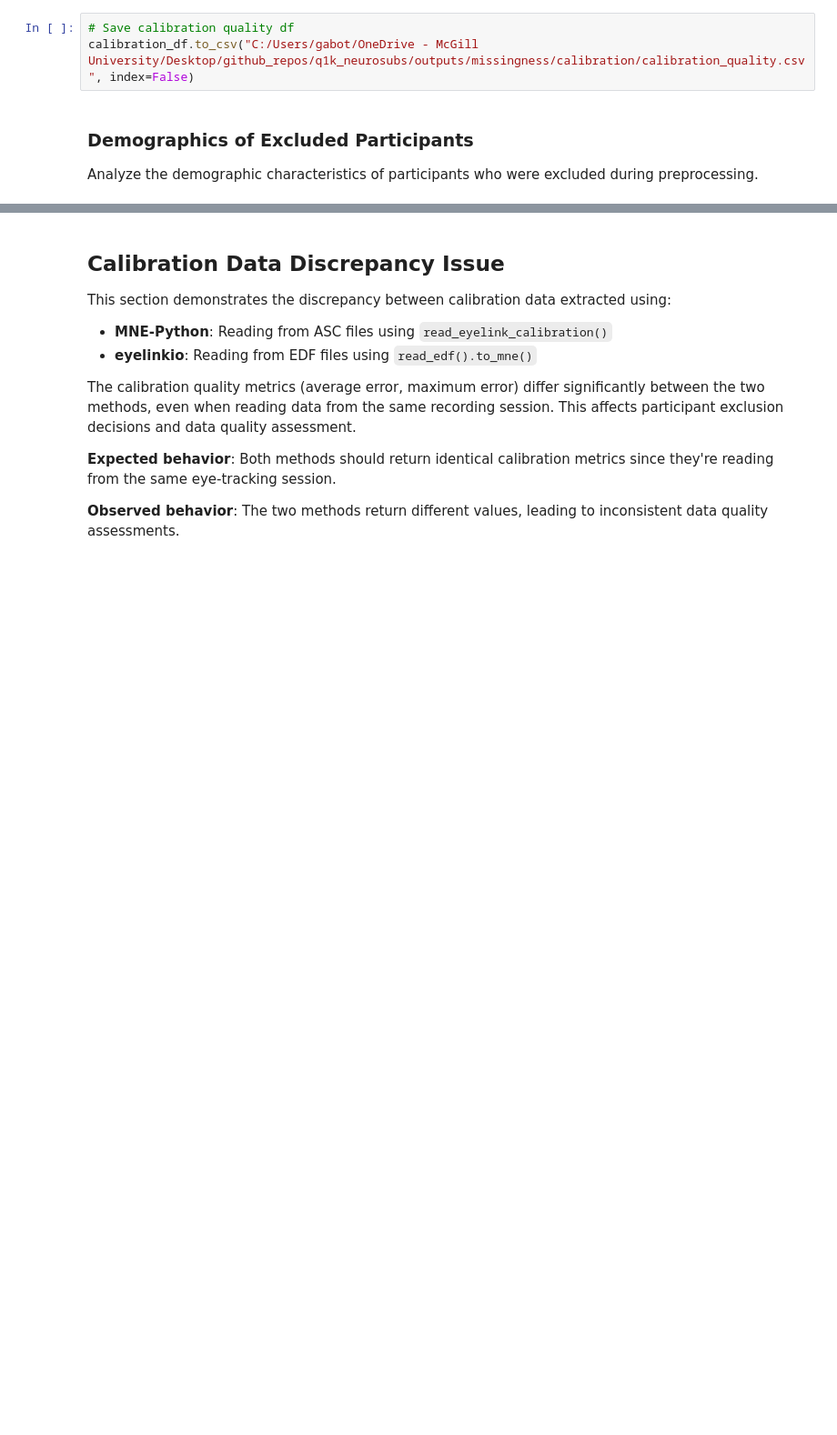
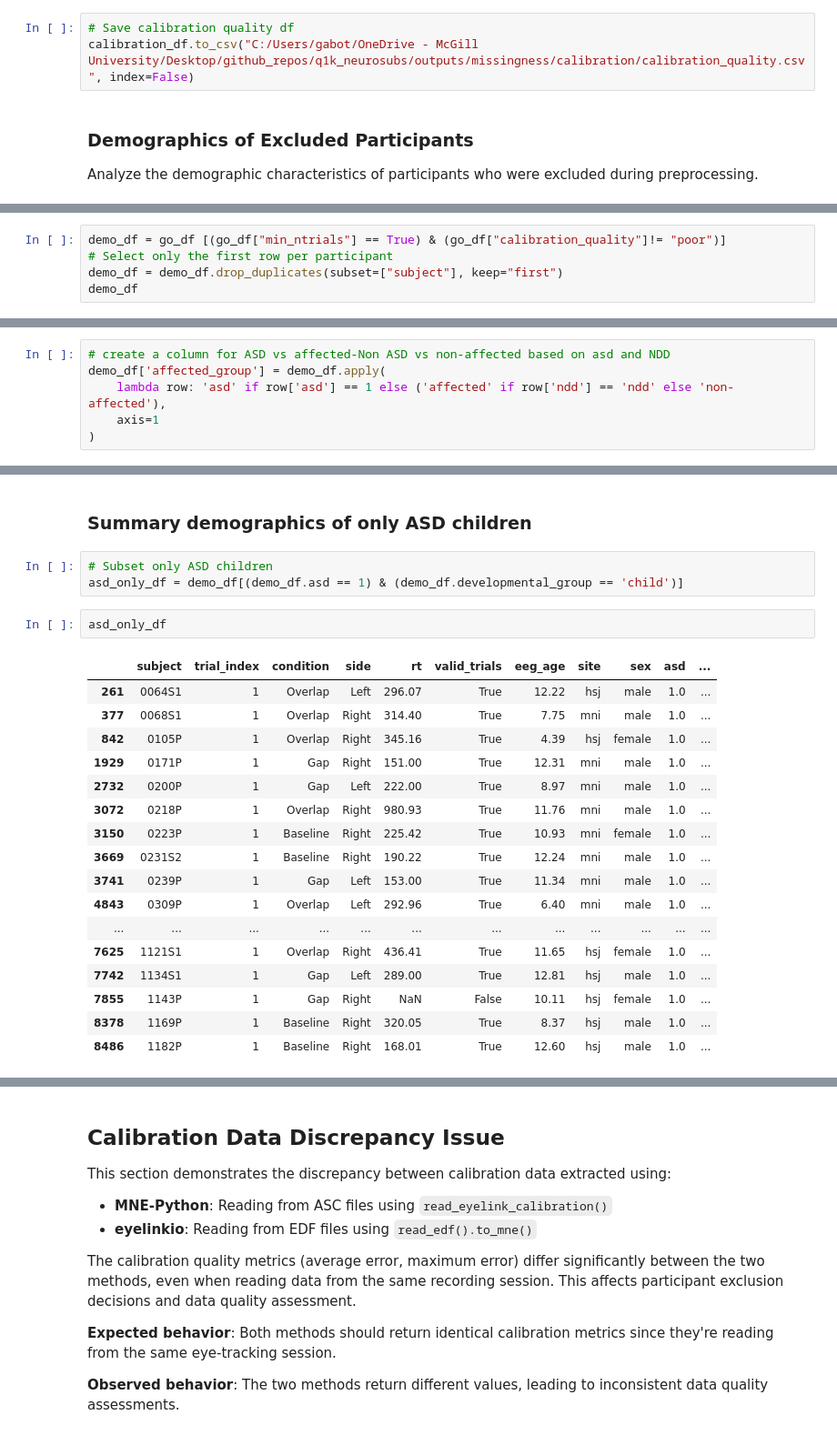
Before and after one commit to gabrielblancogomez/q1k_neurosubs, a Jupyter notebook: code/et/2_gap_et_preprocessing.ipynb, the cells around one changed output, grey strips where cells are left out. Shown at 91% size. Drawn from its saved outputs; the diff is of its cells as text; blank space fills up the shorter version.

```diff
--- a/code/et/2_gap_et_preprocessing.ipynb
+++ b/code/et/2_gap_et_preprocessing.ipynb
@@ -810,0 +853,5 @@ doc = df_to_table(doc, summary_table)
+# %%
+demo_df = go_df [(go_df["min_ntrials"] == True) & (go_df["calibration_quality"]!= "poor")]
+# Select only the first row per participant
+demo_df = demo_df.drop_duplicates(subset=["subject"], keep="first")
+demo_df
@@ -810,0 +1059,6 @@ doc = df_to_table(doc, summary_table)
+# %%
+# create a column for ASD vs affected-Non ASD vs non-affected based on asd and NDD
+demo_df['affected_group'] = demo_df.apply(
+    lambda row: 'asd' if row['asd'] == 1 else ('affected' if row['ndd'] == 'ndd' else 'non-affected'),
+    axis=1
+)
@@ -810,0 +1163,25 @@ doc = df_to_table(doc, summary_table)
+# %% [markdown]
+### Summary demographics of only ASD children
+# %%
+# Subset only ASD children
+asd_only_df = demo_df[(demo_df.asd == 1) & (demo_df.developmental_group == 'child')]
+# %%
+asd_only_df
+# %% [output]
+|  | subject | trial_index | condition | side | rt | valid_trials | eeg_age | site | sex | asd | ... |
+| 261 | 0064S1 | 1 | Overlap | Left | 296.07 | True | 12.22 | hsj | male | 1.0 | ... |
+| 377 | 0068S1 | 1 | Overlap | Right | 314.40 | True | 7.75 | mni | male | 1.0 | ... |
+| 842 | 0105P | 1 | Overlap | Right | 345.16 | True | 4.39 | hsj | female | 1.0 | ... |
+| 1929 | 0171P | 1 | Gap | Right | 151.00 | True | 12.31 | mni | male | 1.0 | ... |
+| 2732 | 0200P | 1 | Gap | Left | 222.00 | True | 8.97 | mni | male | 1.0 | ... |
+| 3072 | 0218P | 1 | Overlap | Right | 980.93 | True | 11.76 | mni | male | 1.0 | ... |
+| 3150 | 0223P | 1 | Baseline | Right | 225.42 | True | 10.93 | mni | female | 1.0 | ... |
+| 3669 | 0231S2 | 1 | Baseline | Right | 190.22 | True | 12.24 | mni | male | 1.0 | ... |
+| 3741 | 0239P | 1 | Gap | Left | 153.00 | True | 11.34 | mni | male | 1.0 | ... |
+| 4843 | 0309P | 1 | Overlap | Left | 292.96 | True | 6.40 | mni | male | 1.0 | ... |
+| ... | ... | ... | ... | ... | ... | ... | ... | ... | ... | ... | ... |
+| 7625 | 1121S1 | 1 | Overlap | Right | 436.41 | True | 11.65 | hsj | female | 1.0 | ... |
+| 7742 | 1134S1 | 1 | Gap | Left | 289.00 | True | 12.81 | hsj | male | 1.0 | ... |
+| 7855 | 1143P | 1 | Gap | Right | NaN | False | 10.11 | hsj | female | 1.0 | ... |
+| 8378 | 1169P | 1 | Baseline | Right | 320.05 | True | 8.37 | hsj | male | 1.0 | ... |
+| 8486 | 1182P | 1 | Baseline | Right | 168.01 | True | 12.60 | hsj | male | 1.0 | ... |
```
Also changed, not shown: parts of 39 cells of this notebook.
